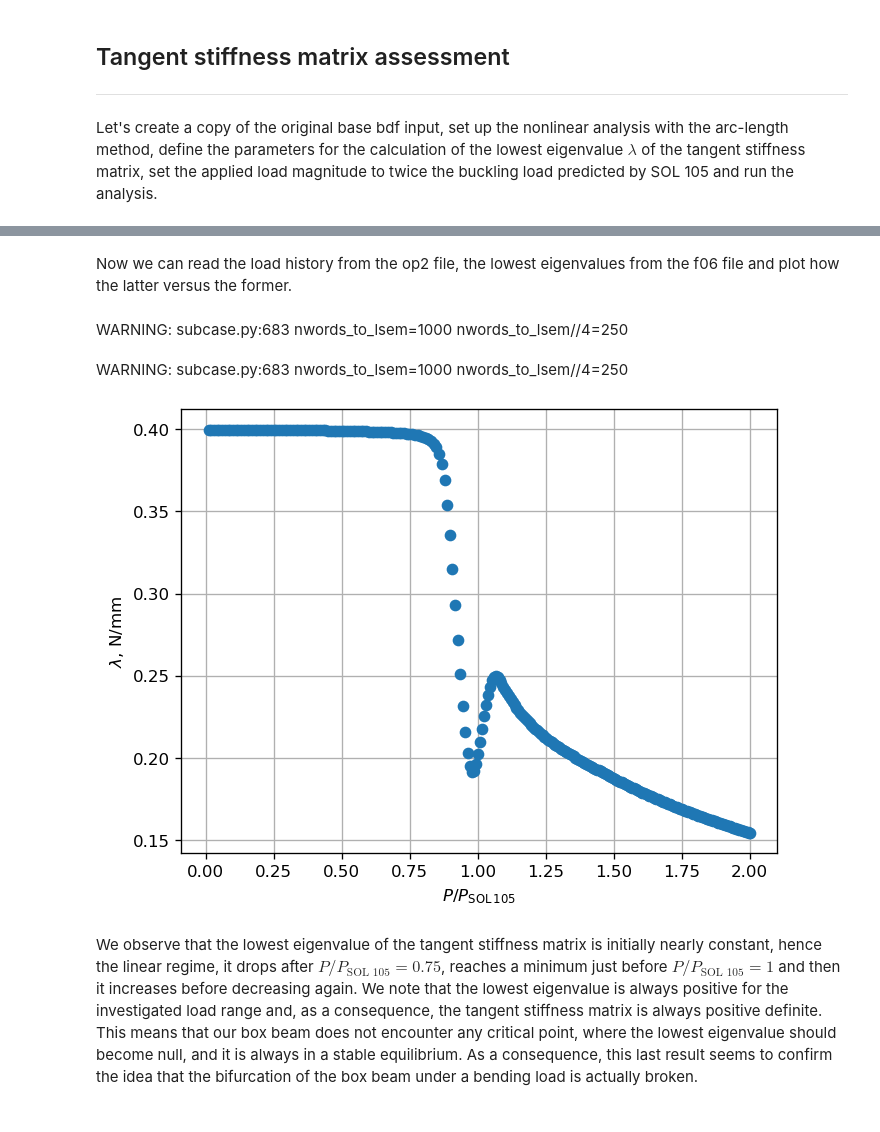
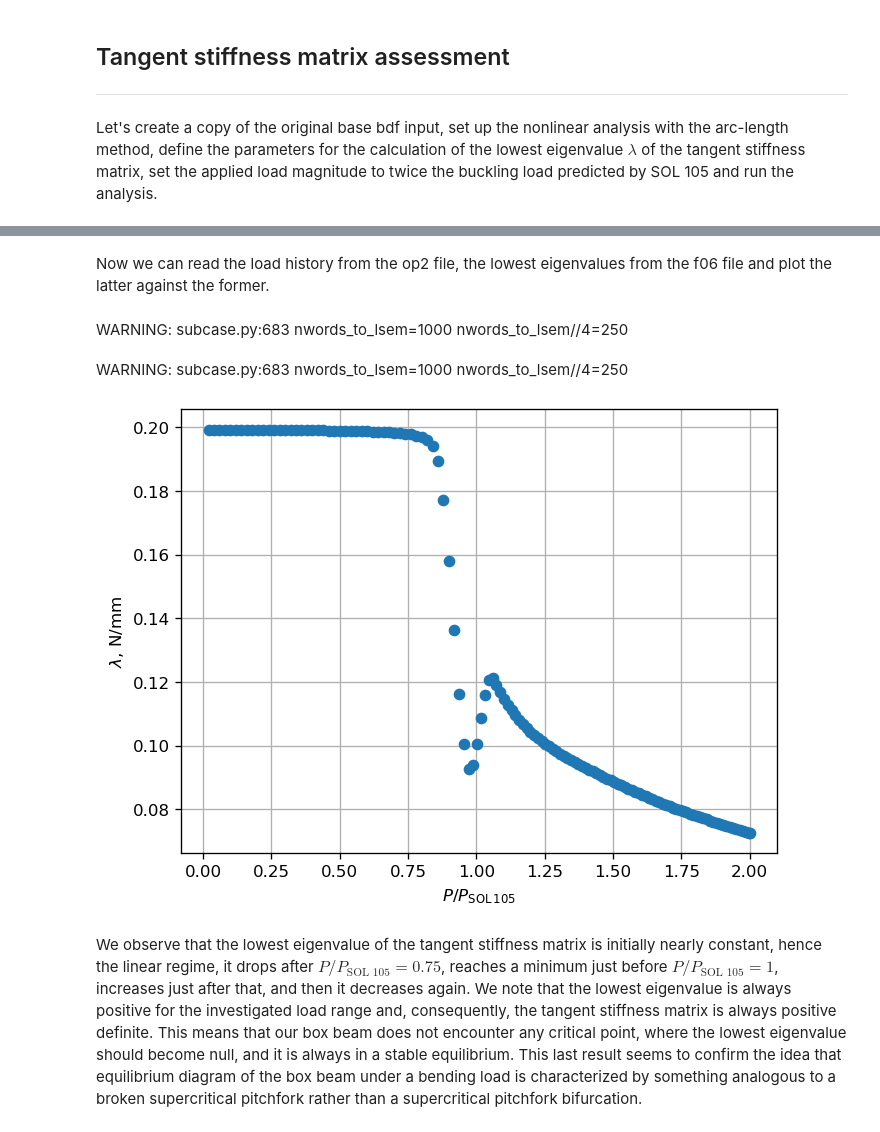
Before and after one commit to fmamitrotta/nonlinear-structural-stability-notebooks, a Jupyter notebook: notebooks/06_Verification_of_SOL_106_Nonlinear_Buckling_Method.ipynb, the cells around one changed output, grey strips where cells are left out. Cells and saved outputs as stored; diff of their text form; code cells hidden in the pictures.

```diff
--- a/notebooks/06_Verification_of_SOL_106_Nonlinear_Buckling_Method.ipynb
+++ b/notebooks/06_Verification_of_SOL_106_Nonlinear_Buckling_Method.ipynb
@@ -53,6 +53,6 @@ We discretize the geometry of our box beam into quadrilateral elements using the
 # %%
 from resources import box_beam_utils
 
-shell_element_length = 86  # [mm]
+shell_element_length = 60  # [mm]
 nodes_coordinates_array, nodes_connectivity_matrix = box_beam_utils.mesh_box(width=w, length=l, height=h, element_length=shell_element_length)
 # %% [markdown]
@@ -60,5 +60,6 @@ Then we create a base bdf input using the function `create_base_bdf_input` and w
 # %%
-box_beam_bdf_input = box_beam_utils.create_base_bdf_input(young_modulus=E, poisson_ratio=nu, density=rho, shell_thickness=t, nodes_xyz_array=nodes_coordinates_array, nodes_connectivity_matrix=nodes_connectivity_matrix)
+box_beam_bdf_input = box_beam_utils.create_base_bdf_input(young_modulus=E, poisson_ratio=nu, density=rho, shell_thickness=t,
+                                                          nodes_xyz_array=nodes_coordinates_array, nodes_connectivity_matrix=nodes_connectivity_matrix)
 print(box_beam_bdf_input.get_bdf_stats())
 # %% [output]
 ---BDF Statistics---
@@ -142,6 +144,6 @@ Then we recall the buckling load predicted by SOL 105 and we define 11 load magn
 # %%
-linear_buckling_load = 1657   # [N]
+linear_buckling_load = 1654.  # [N]
 applied_load_magnitudes = np.linspace(0, 2*linear_buckling_load, 11)[1:]
 np.set_printoptions(precision=0, suppress=True)
-print(f'Applied loads [N]: {applied_load_magnitudes}')
+print(f"Applied loads [N]: {applied_load_magnitudes}")
 # %% [output]
@@ -313,14 +332,16 @@ Let's create a copy of the original base bdf input, set up the nonlinear analysi
 # %%
 # Create deep copy of bdf object and set up nonlinear analysis with the arc-length method
 box_beam_tangent_stiffness_matrix_input = box_beam_bdf_input.__deepcopy__({})
-pynastran_utils.set_up_arc_length_method(bdf_object=box_beam_tangent_stiffness_matrix_input, ninc=200, max_iter=25, conv='PUV', eps_p=1e-3, eps_u=1e-3, max_bisect=10, minalr=.01, maxalr=2., desiter=2, maxinc=1000)
+pynastran_utils.set_up_arc_length_method(bdf_object=box_beam_tangent_stiffness_matrix_input, ninc=100, max_iter=25, conv='PUV', eps_p=1e-3, eps_u=1e-3,
+                                         max_bisect=10, minalr=.01, maxalr=1.0001, desiter=5, maxinc=1000)
 
 # Define parameters for the calculation of the lowest eigenvalue of the tangent stiffness matrix
 box_beam_tangent_stiffness_matrix_input.add_param('BUCKLE', [2])  # request nonlinear buckling method
-eigrl_set_id = force_set_id+1  # set identification number of EIGRL card
+eigrl_set_id = force_set_id + 1  # set identification number of EIGRL card
 box_beam_tangent_stiffness_matrix_input.add_eigrl(sid=eigrl_set_id, v1=0., nd=1)  # calculate only the first positive eigenvalue
 box_beam_tangent_stiffness_matrix_input.case_control_deck.subcases[0].add_integer_type('METHOD', eigrl_set_id)  # add EIGRL card id to case control deck
-box_beam_tangent_stiffness_matrix_input.executive_control_lines[1:1] = ['include \'' + os.path.join(os.pardir, os.pardir, 'resources', 'kllrh_lowest_eigenvalues_nobuckle.dmap') + '\'']  # include DMAP sequence
+box_beam_tangent_stiffness_matrix_input.executive_control_lines[1:1] = ['include \'' + os.path.join(os.pardir, os.pardir, 'resources',
+                                                                                                    'kllrh_lowest_eigenvalues_nobuckle.dmap') + '\'']  # include DMAP sequence
 
 # Define force magnitude and create subcase
 box_beam_tangent_stiffness_matrix_input.loads[force_set_id][0].mag = linear_buckling_load*2
@@ -338,29 +359,29 @@ Wall time: 173.0 s
 # %% [markdown]
-Now we can read the load history from the op2 file, the lowest eigenvalues from the f06 file and plot how the latter versus the former.
+Now we can read the load history from the op2 file, the lowest eigenvalues from the f06 file and plot the latter against the former.
 # %%
 # Read load history from op2 file
 op2_filepath = os.path.join(analysis_directory_path, input_name + '.op2')
-op2_output = read_op2(op2_filename=op2_filepath, debug=None, load_geometry=True)
-_, loads, _ = pynastran_utils.read_load_displacement_history_from_op2(op2_object=op2_output, displacement_node_id=master_node_id)
-load_history = np.concatenate([loads[subcase_id][:, load_component_index] for subcase_id in loads])
+sol_106_op2 = read_op2(op2_filename=op2_filepath, debug=None, load_geometry=True)
+_, loads, _ = pynastran_utils.read_load_displacement_history_from_op2(op2_object=sol_106_op2, displacement_node_id=master_node_id)
+load_history = np.concatenate([loads[subcase_id][:, load_component_index] for subcase_id in loads])  # concatenate applied load arrays of all subcases
 
 # Read the lowest eigenvalue of KLLRH matrices from f06 file
 f06_filepath = os.path.join(analysis_directory_path, input_name + '.f06')  # path to .f06 file
 lowest_eigenvalues = pynastran_utils.read_kllrh_lowest_eigenvalues_from_f06(f06_filepath)
 
 # Create new figure and plot load history vs lowest eigenvalues
 _, ax = plt.subplots()
 ax.plot(load_history/linear_buckling_load, lowest_eigenvalues[0, :], 'o')
-plt.xlabel('$P/P_\\mathrm{SOL\/105}$')
-plt.ylabel('$\lambda$, N/mm')
+plt.xlabel("$P/P_\mathrm{SOL\,105}$")
+plt.ylabel("$\lambda$, N/mm")
 plt.grid()
 plt.show()
 # %% [output]
 WARNING: subcase.py:683 nwords_to_lsem=1000 nwords_to_lsem//4=250
 WARNING: subcase.py:683 nwords_to_lsem=1000 nwords_to_lsem//4=250
-[figure, old version]
+[figure, new version]
 # %% [markdown]
-We observe that the lowest eigenvalue of the tangent stiffness matrix is initially nearly constant, hence the linear regime, it drops after $P/P_\text{SOL 105}=0.75$, reaches a minimum just before $P/P_\text{SOL 105}=1$ and then it increases before decreasing again. We note that the lowest eigenvalue is always positive for the investigated load range and, as a consequence, the tangent stiffness matrix is always positive definite. This means that our box beam does not encounter any critical point, where the lowest eigenvalue should become null, and it is always in a stable equilibrium. As a consequence, this last result seems to confirm the idea that the bifurcation of the box beam under a bending load is actually broken.
+We observe that the lowest eigenvalue of the tangent stiffness matrix is initially nearly constant, hence the linear regime, it drops after $P/P_\text{SOL 105}=0.75$, reaches a minimum just before $P/P_\text{SOL 105}=1$, increases just after that, and then it decreases again. We note that the lowest eigenvalue is always positive for the investigated load range and, consequently, the tangent stiffness matrix is always positive definite. This means that our box beam does not encounter any critical point, where the lowest eigenvalue should become null, and it is always in a stable equilibrium. This last result seems to confirm the idea that equilibrium diagram of the box beam under a bending load is characterized by something analogous to a broken supercritical pitchfork rather than a supercritical pitchfork bifurcation.
 # %% [markdown]
 ## Conclusions
 
```
Also changed, not shown: parts of 26 cells of this notebook, 11 other files.
